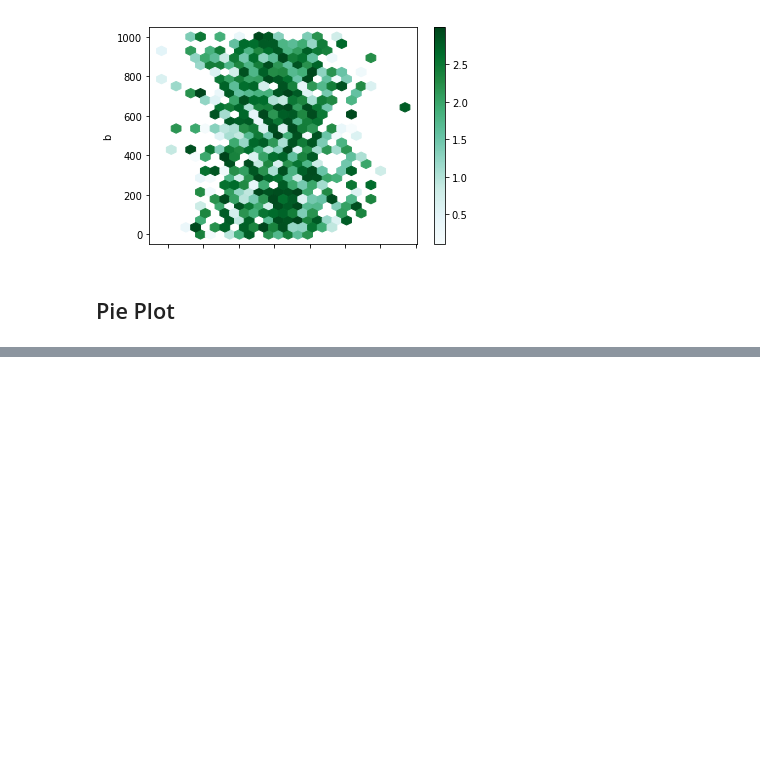
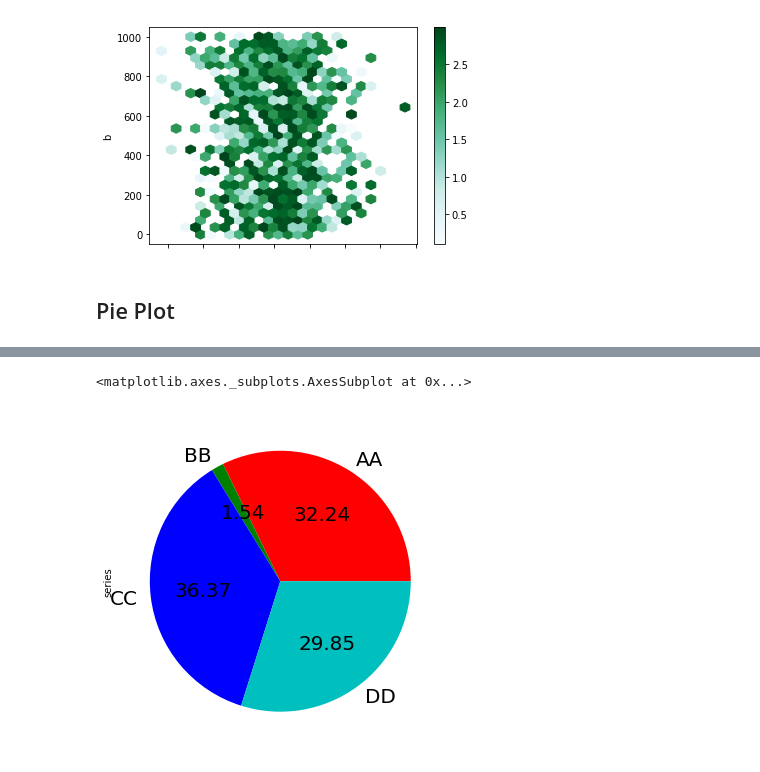
Before and after one commit to anandvipul/DataVisualization, a Jupyter notebook: Pandas Visualization.ipynb, the cells around one changed output, grey strips where cells are left out. Drawn from its saved outputs; the diff is of its cells as text; code cells hidden in the pictures; blank space fills up the shorter version.

```diff
--- a/Pandas Visualization.ipynb
+++ b/Pandas Visualization.ipynb
@@ -326,0 +345,8 @@ df.plot.hexbin(x = 'a', y = 'b', C = 'z', \
+# %%
+series.plot.pie(labels = ['AA', 'BB', 'CC', 'DD'],\
+               colors = ['r', 'g', 'b', 'c'], \
+               autopct = '%.2f', fontsize = 20,
+               figsize = (6,6))
+# %% [output]
+<matplotlib.axes._subplots.AxesSubplot at 0x...>
+[figure, added]
```
Also changed, not shown: parts of 29 cells of this notebook.
